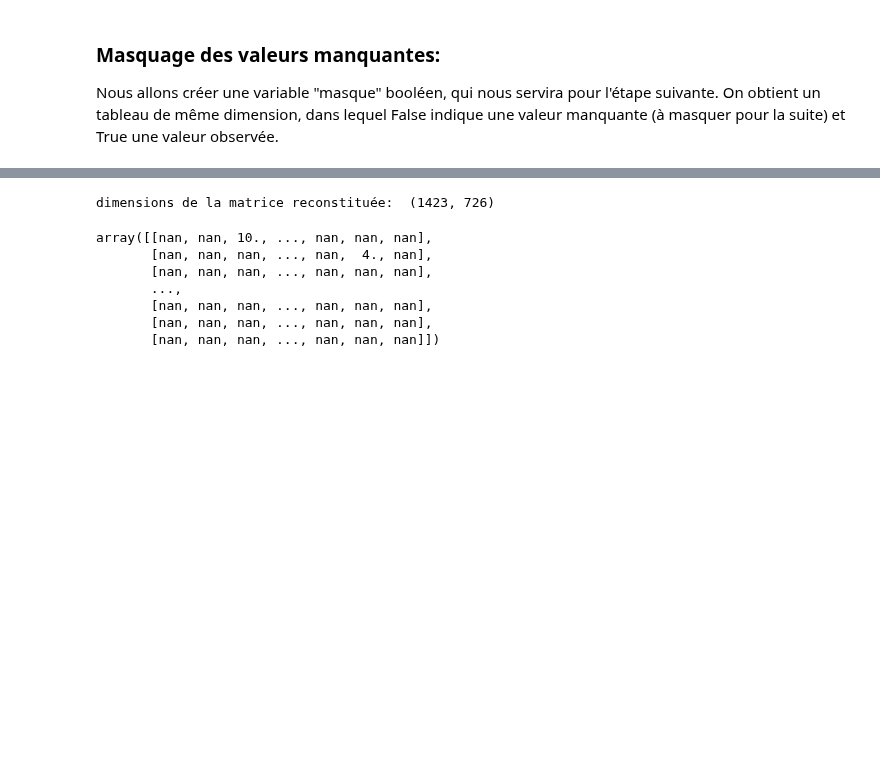
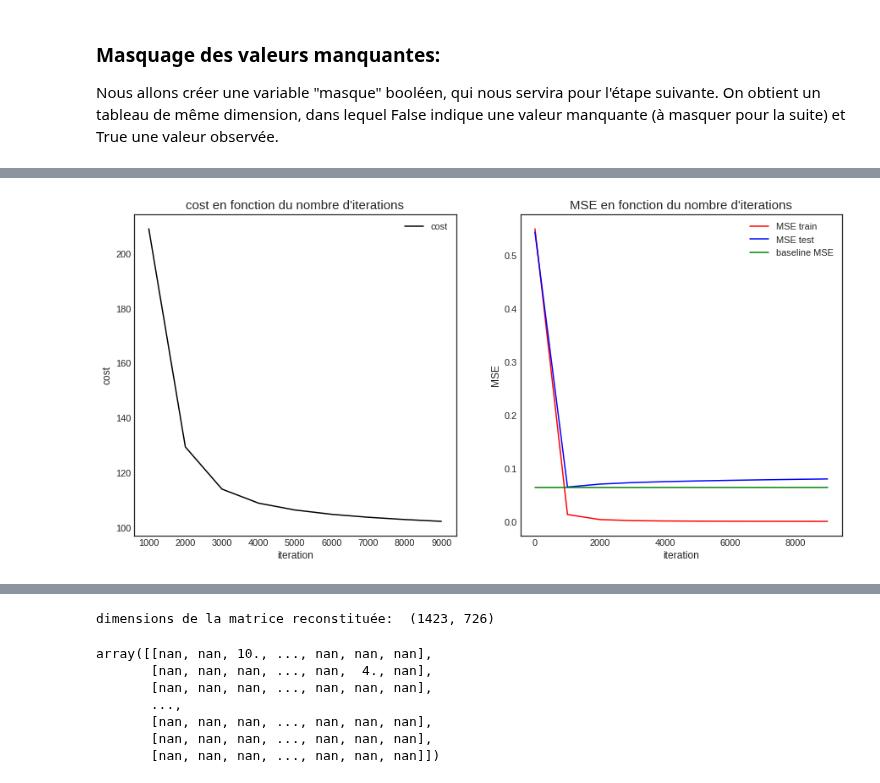
Before and after one commit to ismaelbonneau/movie_recommender, a Jupyter notebook: collaborative_filtering_1.ipynb, the cells around one changed output, grey strips where cells are left out. Drawn from its saved outputs; the diff is of its cells as text; code cells hidden in the pictures; blank space fills up the shorter version.

Commit message:
tests de perf NMF

```diff
--- a/collaborative_filtering_1.ipynb
+++ b/collaborative_filtering_1.ipynb
@@ -175,2 +164,4 @@ mask.head()
+# %%
+train = df.notnull().values
 # %%
 df.columns = list(range(len(serie_dict)))
@@ -177,3 +172,16 @@ df.columns = list(range(len(serie_dict)))
+# %%
+import random
+test_size = 0.2
+test = train.copy()
+
+for i in range(df.shape[0]):
+    for j in range(df.shape[1]):
+        if train[i,j]:
+            if random.random() < test_size:
+                #ajouter dans test et enlever de train
+                train[i,j] = False
+            else:
+                test[i,j] = False
 # %% [markdown]
 ### Matrix Factorization: principe
 
@@ -217,6 +229,6 @@ import tensorflow as tf #ou n'importe quel autre framework de DL
 # %%
 #moyenne item
-baseline = tf.constant(np.tile(np.array(df.mean(axis=0)),(1423,1)))
+baseline = tf.constant(np.tile(np.array(df.mean(axis=0)),(1423,1)) / 10.)
 
 #latent factors
 k = 15
@@ -226,7 +238,8 @@ shape = df.shape
 R = tf.constant(df.values / 10) #divisée par 10 pour obtenir des notes entre 0 et 1
 
 #variable tensorflow masque
-mask_tf = tf.Variable(mask.values)
+mask_tf_train = tf.Variable(train)
+mask_tf_test = tf.Variable(test)
 
 #variables tensorflow
 #U et I initialisés selon une loi normale et normalisés en divisant par k
@@ -240,7 +253,7 @@ beta = tf.constant(0.05, dtype=tf.float64, name="beta")
 regularizer = beta * (tf.reduce_sum(tf.square(U)) + tf.reduce_sum(tf.square(I)))
 
 #cout de l'algo NMF, norme matricielle de R - R_pred
-cost = tf.reduce_sum(tf.square(tf.boolean_mask(R, mask_tf) - tf.boolean_mask(R_pred, mask_tf)))
+cost = tf.reduce_sum(tf.square(tf.boolean_mask(R, mask_tf_train) - tf.boolean_mask(R_pred, mask_tf_train)))
 cost += regularizer
 
 #contraintes de non-négativité de U et I
@@ -248,21 +261,24 @@ clip_U = U.assign(tf.maximum(tf.zeros_like(U), U))
 clip_I = I.assign(tf.maximum(tf.zeros_like(I), I))
 clip = tf.group(clip_U, clip_I)
 
-#erreur MSE
-mse = tf.reduce_mean(tf.square(tf.boolean_mask(R_pred, mask_tf) - tf.boolean_mask(R, mask_tf)))
+#erreur MSE train
+mse_train = tf.reduce_mean(tf.square(tf.boolean_mask(R_pred, mask_tf_train) - tf.boolean_mask(R, mask_tf_train)), name="mse_train")
+mse_test = tf.reduce_mean(tf.square(tf.boolean_mask(R_pred, mask_tf_test) - tf.boolean_mask(R, mask_tf_test)), name="mse_test")
 
-#baseline MSE
-baselineMSE = tf.reduce_mean(tf.square(tf.boolean_mask(baseline, mask_tf) - tf.boolean_mask(R, mask_tf)))
+#baseline MSE test
+baselineMSE = tf.reduce_mean(tf.square(tf.boolean_mask(baseline, mask_tf_test) - tf.boolean_mask(R, mask_tf_test)))
 
 alpha = 0.001 #learning rate
 global_step = tf.Variable(0, trainable=False)
+#learning rate decay
 learning_rate = tf.train.exponential_decay(alpha, global_step, 10000, 0.98, staircase=True)
 
-optimizer = tf.train.GradientDescentOptimizer(alpha).minimize(cost, global_step=global_step)
+optimizer = tf.train.GradientDescentOptimizer(learning_rate).minimize(cost, global_step=global_step)
 
 steps = 10000
 costs = []
-mses = []
+mses_train = []
+mses_test = []
 
 sess = tf.Session()
 sess.run(tf.initialize_all_variables())
@@ -270,18 +286,39 @@ for i in range(steps):
     sess.run(optimizer)
     sess.run(clip)
     if i%1000==0:
-        prout = sess.run(cost)
-        lol = sess.run(mse)
-        print("cost: %f" % prout)
-        print("mse: %f" % lol)
-        print("***************")
-        costs.append((i, prout))
-        mses.append((i, lol))
+        cst = sess.run(cost)
+        msetrain = sess.run(mse_train)
+        msetest = sess.run(mse_test)
+        #print("cost: %f" % cst)
+        #print("mse train: %f" % msetrain)
+        #print("mse test: %f" % msetest)
+        #print("***************")
+        costs.append((i, cst))
+        mses_train.append((i, msetrain))
+        mses_test.append((i, msetest))
 
 
 learnt_U = sess.run(U)
 learnt_I = sess.run(I)
 msebaseline = sess.run(baselineMSE)
-print(msebaseline)
+#print("baseline: ", msebaseline)
 sess.close()
+
+plt.figure(figsize=(15,7))
+plt.subplot(1,2, 1)
+plt.title("cost en fonction du nombre d'iterations", fontsize=15)
+plt.xlabel("iteration")
+plt.ylabel("cost")
+plt.plot([a for a,b in costs[1:]], [b for a,b in costs[1:]], color="black", label="cost")
+plt.legend()
+
+plt.subplot(1,2, 2)
+plt.title("MSE en fonction du nombre d'iterations", fontsize=15)
+plt.xlabel("iteration")
+plt.ylabel("MSE")
+plt.plot([a for a,b in mses_train], [b for a,b in mses_train], color="red", label="MSE train")
+plt.plot([a for a,b in mses_test], [b for a,b in mses_test], color="blue", label="MSE test")
+plt.plot([a for a,b in mses_test], [msebaseline]*len(mses_train), color="green", label="baseline MSE")
+plt.legend()
+plt.show()
 # %% [output]
@@ -304,0 +325 @@ mse: 0.000635
+[figure, added]
```
Also changed, not shown: parts of 14 cells of this notebook.
